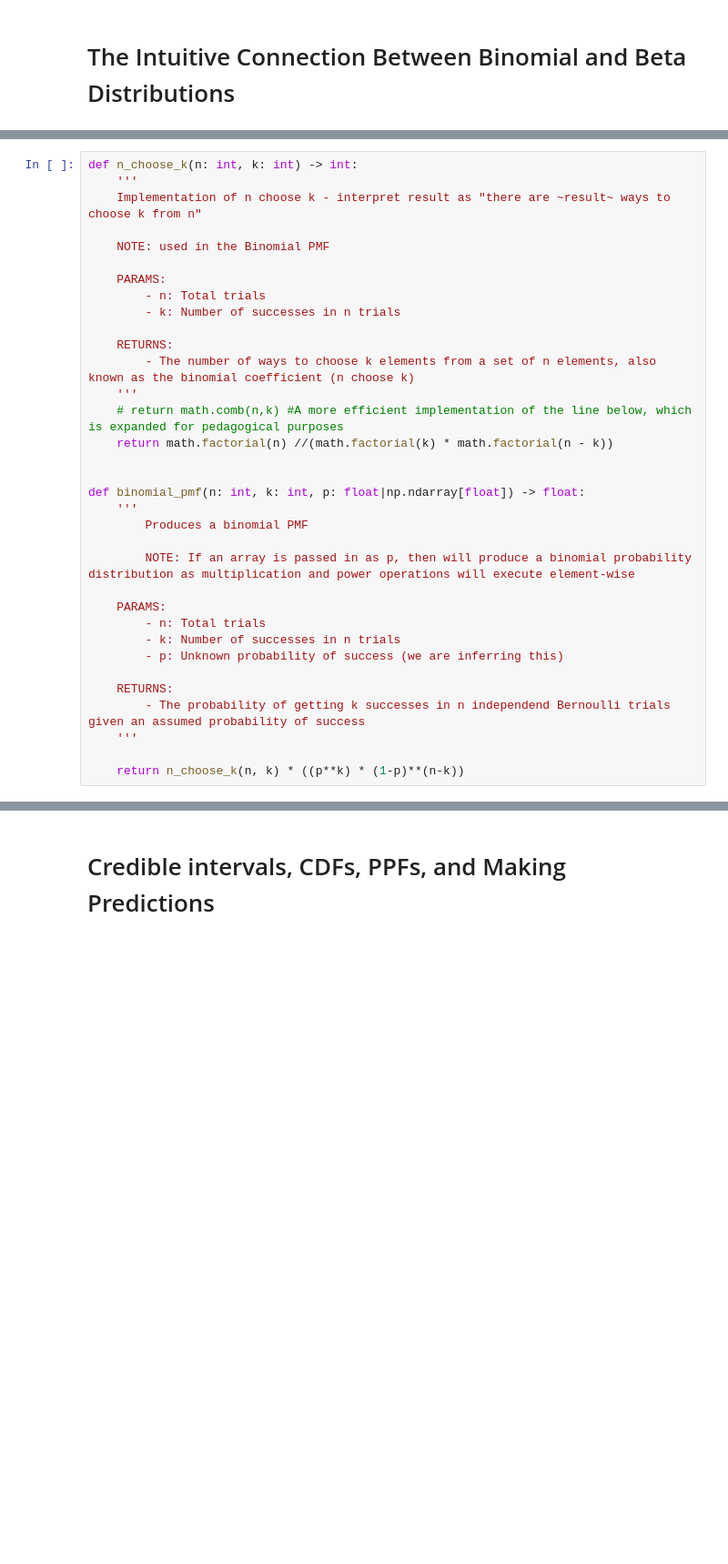
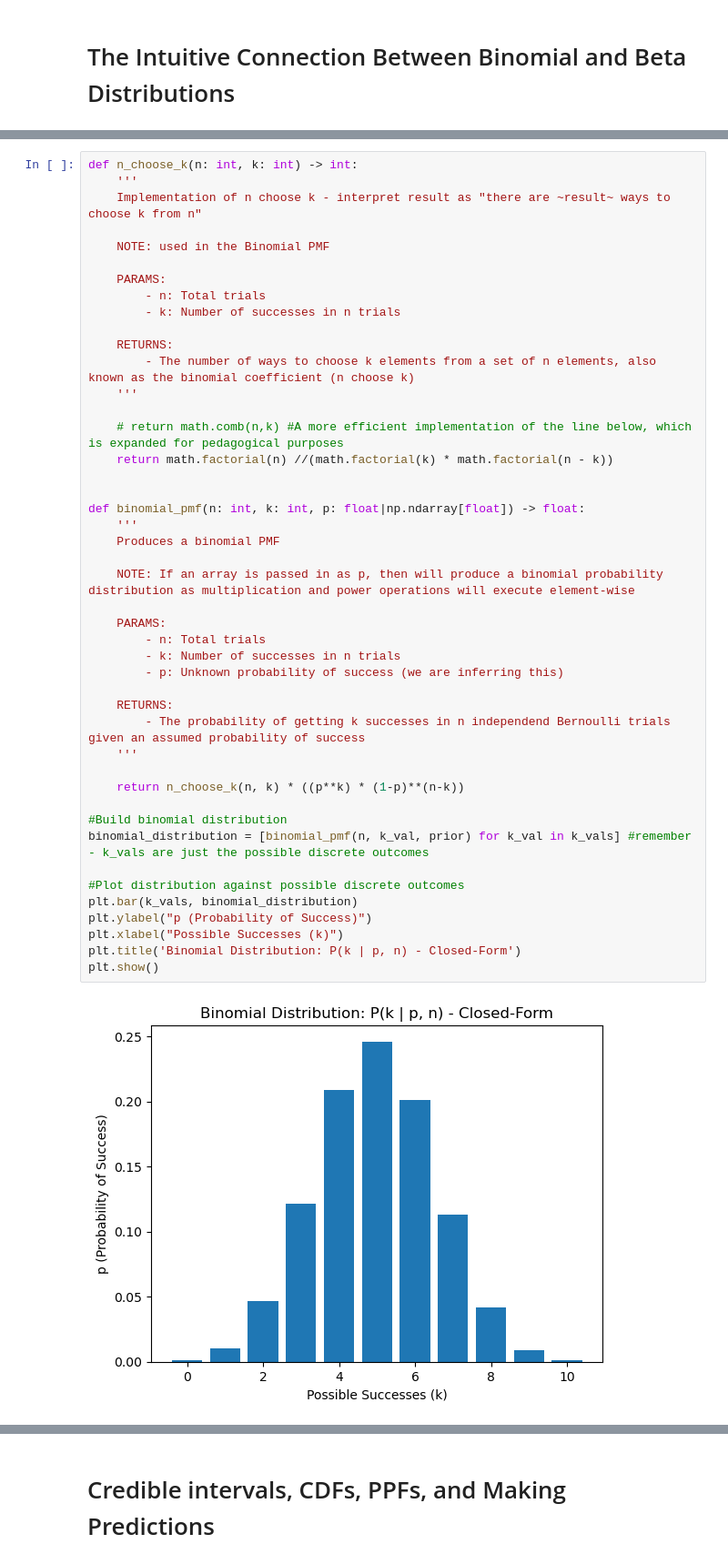
Before and after one commit to richardlottes/statistical_connections, a Jupyter notebook: statistical_connections.ipynb, the cells around one changed output, grey strips where cells are left out. Shown at 91% size. Drawn from its saved outputs; the diff is of its cells as text; blank space fills up the shorter version.

```diff
--- a/statistical_connections.ipynb
+++ b/statistical_connections.ipynb
@@ -79,32 +197,45 @@ def n_choose_k(n: int, k: int) -> int:
     '''
     Implementation of n choose k - interpret result as "there are ~result~ ways to choose k from n"
 
     NOTE: used in the Binomial PMF
 
     PARAMS:
         - n: Total trials
         - k: Number of successes in n trials
 
     RETURNS:
         - The number of ways to choose k elements from a set of n elements, also known as the binomial coefficient (n choose k)
     '''
+
     # return math.comb(n,k) #A more efficient implementation of the line below, which is expanded for pedagogical purposes
     return math.factorial(n) //(math.factorial(k) * math.factorial(n - k))
 
 
 def binomial_pmf(n: int, k: int, p: float|np.ndarray[float]) -> float:
     '''
-        Produces a binomial PMF
+    Produces a binomial PMF
 
-        NOTE: If an array is passed in as p, then will produce a binomial probability distribution as multiplication and power operations will execute element-wise
+    NOTE: If an array is passed in as p, then will produce a binomial probability distribution as multiplication and power operations will execute element-wise
 
     PARAMS:
         - n: Total trials
         - k: Number of successes in n trials
         - p: Unknown probability of success (we are inferring this)
 
     RETURNS:
         - The probability of getting k successes in n independend Bernoulli trials given an assumed probability of success
     '''
 
     return n_choose_k(n, k) * ((p**k) * (1-p)**(n-k))
+
+#Build binomial distribution
+binomial_distribution = [binomial_pmf(n, k_val, prior) for k_val in k_vals] #remember - k_vals are just the possible discrete outcomes
+
+#Plot distribution against possible discrete outcomes
+plt.bar(k_vals, binomial_distribution)
+plt.ylabel("p (Probability of Success)")
+plt.xlabel("Possible Successes (k)")
+plt.title('Binomial Distribution: P(k | p, n) - Closed-Form')
+plt.show()
+# %% [output]
+[figure, added]
```
Also changed, not shown: parts of 54 cells of this notebook.
